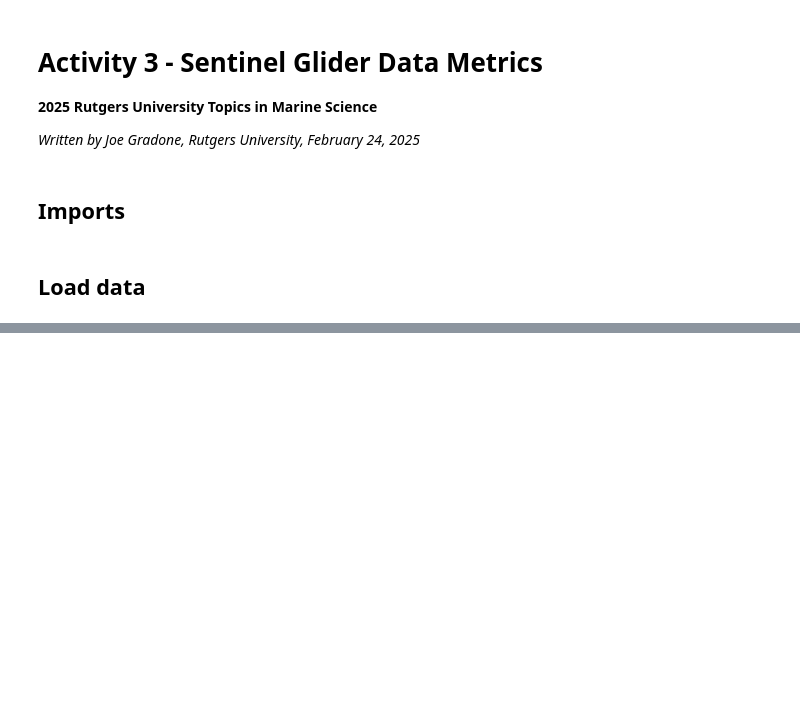
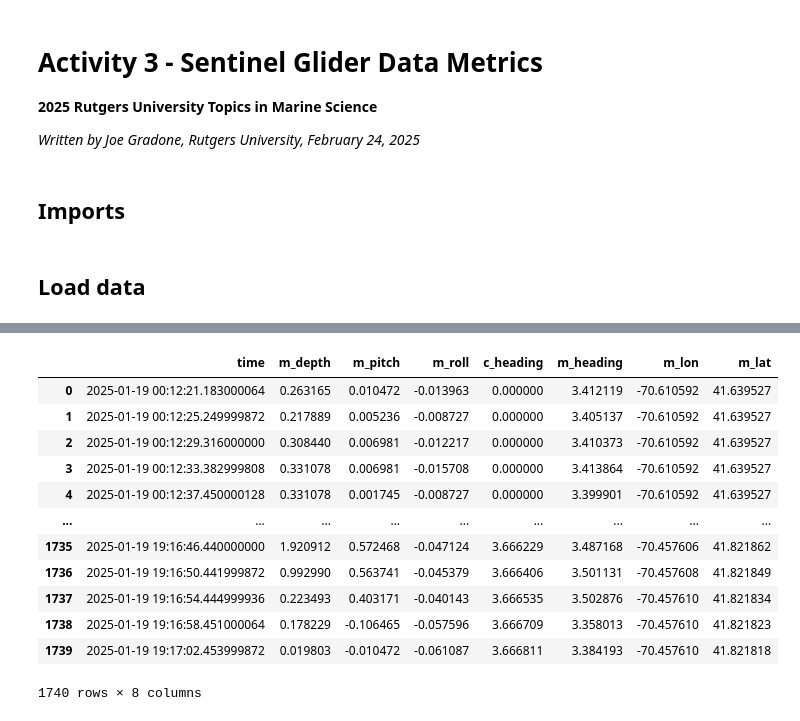
Before and after one commit to JGradone/Topics-Sentinel, a Jupyter notebook: Rutgers_Topics_in_Marine_Science_Activity_3_Sentinel_Data_ipynb.ipynb, the cells around one changed output, grey strips where cells are left out. Drawn from its saved outputs; the diff is of its cells as text; code cells hidden in the pictures; blank space fills up the shorter version.

```diff
--- a/Rutgers_Topics_in_Marine_Science_Activity_3_Sentinel_Data_ipynb.ipynb
+++ b/Rutgers_Topics_in_Marine_Science_Activity_3_Sentinel_Data_ipynb.ipynb
@@ -32,0 +108,16 @@ df
+# %%
+df
+# %% [output]
+|  | time | m_depth | m_pitch | m_roll | c_heading | m_heading | m_lon | m_lat |
+| 0 | 2025-01-19 00:12:21.183000064 | 0.263165 | 0.010472 | -0.013963 | 0.000000 | 3.412119 | -70.610592 | 41.639527 |
+| 1 | 2025-01-19 00:12:25.249999872 | 0.217889 | 0.005236 | -0.008727 | 0.000000 | 3.405137 | -70.610592 | 41.639527 |
+| 2 | 2025-01-19 00:12:29.316000000 | 0.308440 | 0.006981 | -0.012217 | 0.000000 | 3.410373 | -70.610592 | 41.639527 |
+| 3 | 2025-01-19 00:12:33.382999808 | 0.331078 | 0.006981 | -0.015708 | 0.000000 | 3.413864 | -70.610592 | 41.639527 |
+| 4 | 2025-01-19 00:12:37.450000128 | 0.331078 | 0.001745 | -0.008727 | 0.000000 | 3.399901 | -70.610592 | 41.639527 |
+| ... | ... | ... | ... | ... | ... | ... | ... | ... |
+| 1735 | 2025-01-19 19:16:46.440000000 | 1.920912 | 0.572468 | -0.047124 | 3.666229 | 3.487168 | -70.457606 | 41.821862 |
+| 1736 | 2025-01-19 19:16:50.441999872 | 0.992990 | 0.563741 | -0.045379 | 3.666406 | 3.501131 | -70.457608 | 41.821849 |
+| 1737 | 2025-01-19 19:16:54.444999936 | 0.223493 | 0.403171 | -0.040143 | 3.666535 | 3.502876 | -70.457610 | 41.821834 |
+| 1738 | 2025-01-19 19:16:58.451000064 | 0.178229 | -0.106465 | -0.057596 | 3.666709 | 3.358013 | -70.457610 | 41.821823 |
+| 1739 | 2025-01-19 19:17:02.453999872 | 0.019803 | -0.010472 | -0.061087 | 3.666811 | 3.384193 | -70.457610 | 41.821818 |
+1740 rows × 8 columns
```
Also changed, not shown: parts of 11 cells of this notebook.
